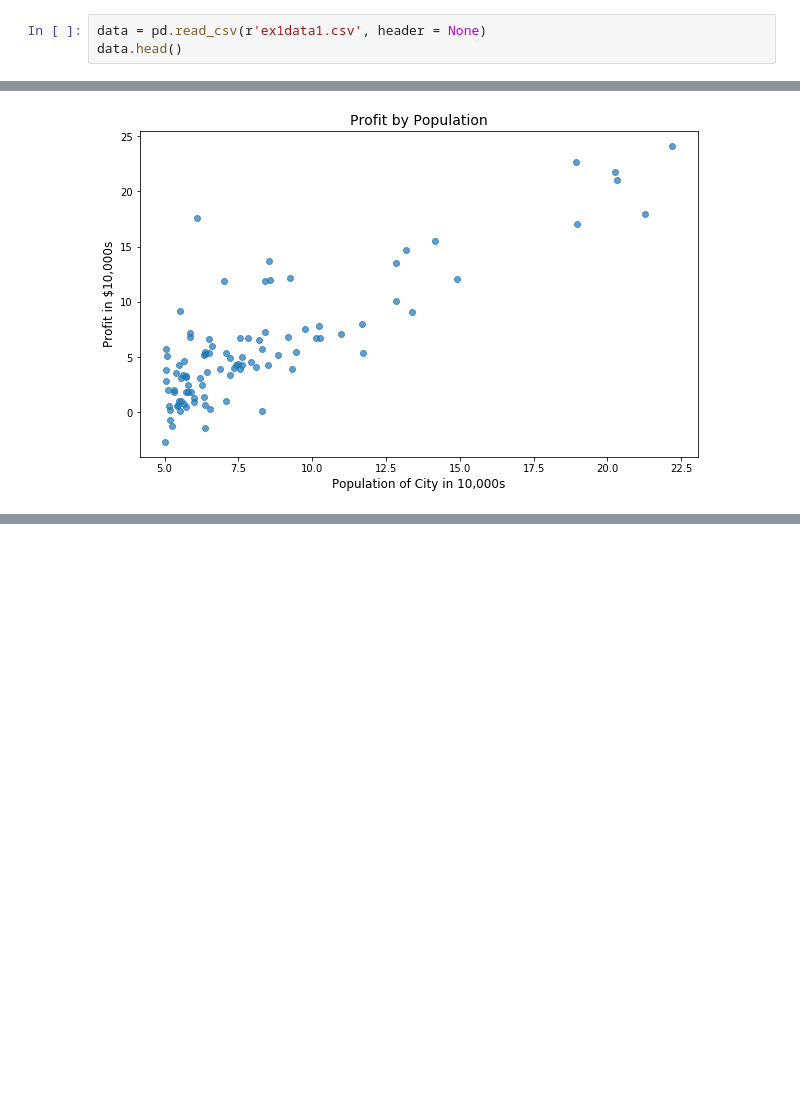
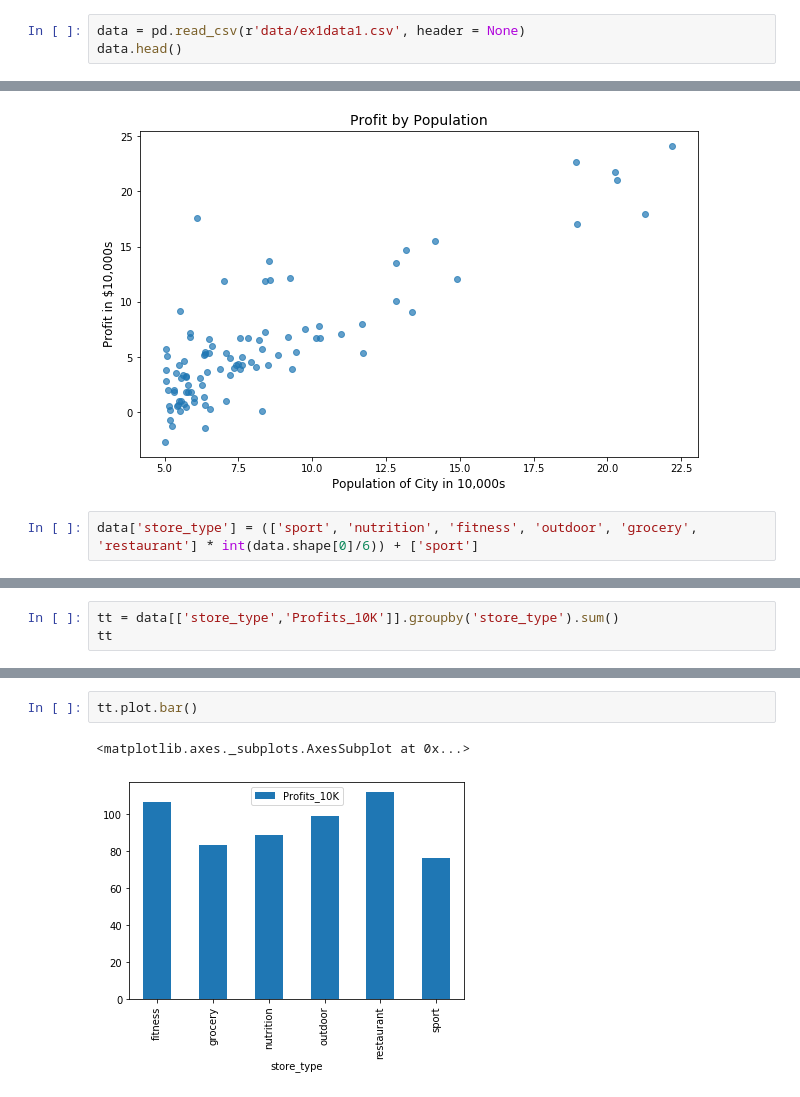
Before and after one commit to IsaBernard/ex_divers_notebooks, a Jupyter notebook: Ex_vizualisations_pandas.ipynb, the cells around one changed output, grey strips where cells are left out. Saved outputs shown, nothing was run; the diff lists cells and outputs as text; blank space fills up the shorter version.

```diff
--- a/Ex_vizualisations_pandas.ipynb
+++ b/Ex_vizualisations_pandas.ipynb
@@ -7,5 +17,5 @@ import matplotlib.pyplot as plt
 # %%
-data = pd.read_csv(r'ex1data1.csv', header = None)
+data = pd.read_csv(r'data/ex1data1.csv', header = None)
 data.head()
 # %% [output]
 |  | 0 | 1 |
@@ -34,3 +44,5 @@ plt.ylabel('Profit in $10,000s', size = 12)
 plt.show()
 # %% [output]
 [figure]
+# %%
+data['store_type'] = (['sport', 'nutrition', 'fitness', 'outdoor', 'grocery', 'restaurant'] * int(data.shape[0]/6)) + ['sport']
@@ -36,0 +58,3 @@ plt.show()
+# %%
+tt = data[['store_type','Profits_10K']].groupby('store_type').sum()
+tt
@@ -36,0 +70,5 @@ plt.show()
+# %%
+tt.plot.bar()
+# %% [output]
+<matplotlib.axes._subplots.AxesSubplot at 0x...>
+[figure, added]
```
Also changed, not shown: parts of 7 cells of this notebook.
